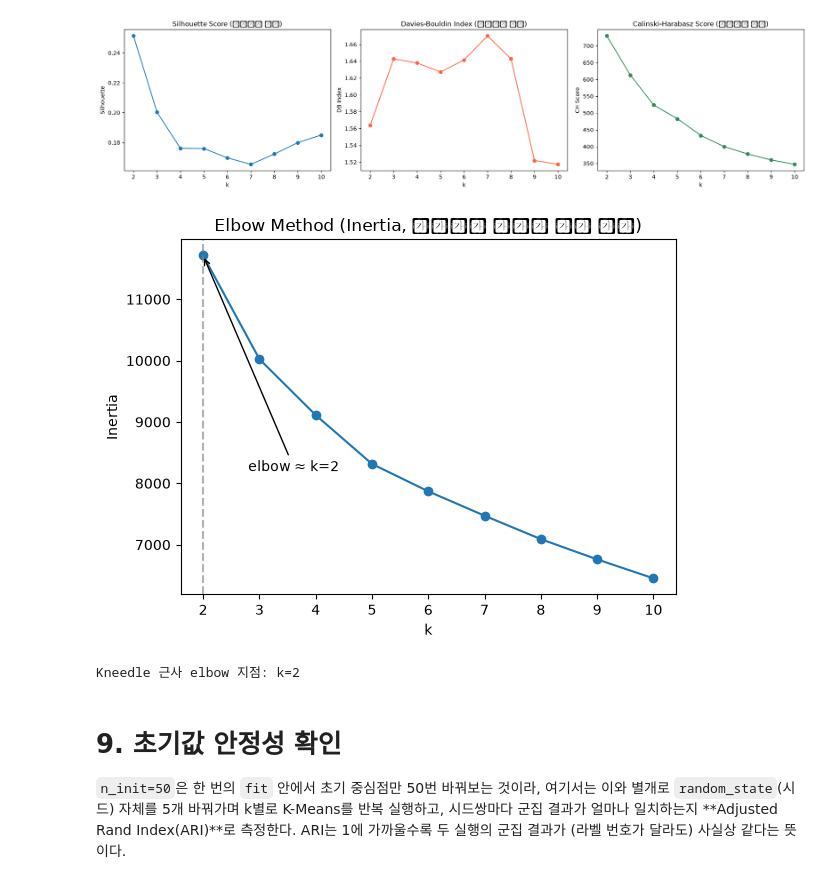
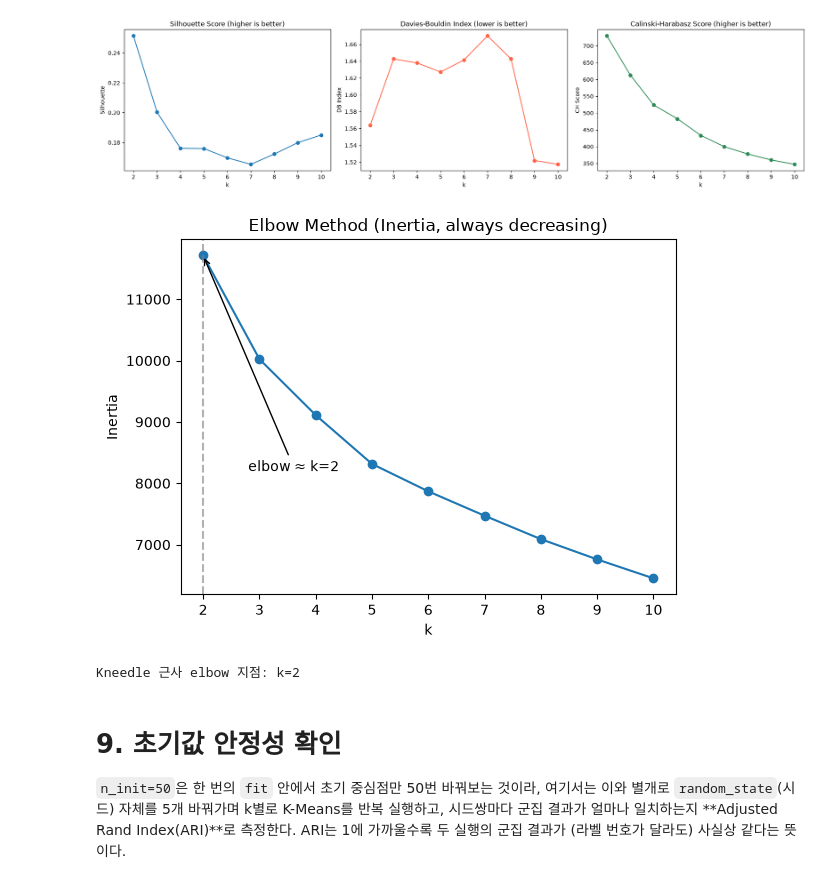
Before and after one commit to roh-git/mlapt_project, a Jupyter notebook: main_analysis.ipynb, the cells around one changed output. Saved outputs shown, nothing was run; the diff lists cells and outputs as text; code cells hidden in the pictures.

```diff
--- a/main_analysis.ipynb
+++ b/main_analysis.ipynb
@@ -648,26 +648,26 @@ plt.show()
 # %%
 # Elbow 기법: k에 따른 관성(Inertia, 군집 내 거리제곱합)의 감소 추이를 보고 꺾이는 지점(elbow)을 찾는다.
 # "kneedle" 방식으로 첫 점과 끝 점을 잇는 직선에서 가장 멀리 떨어진 점을 elbow로 근사한다.
 ks = eval_df.index.to_numpy(dtype=float)
 inertias = eval_df['Inertia'].to_numpy()
 
 x_norm = (ks - ks.min()) / (ks.max() - ks.min())
 y_norm = (inertias - inertias.min()) / (inertias.max() - inertias.min())
 distances = y_norm - (1 - x_norm)  # 대각선(우하향) 대비 얼마나 위에 있는지
 elbow_k = int(eval_df.index[np.argmax(distances)])
 
 fig, ax = plt.subplots(figsize=(6, 4.5))
 ax.plot(eval_df.index, inertias, marker='o')
 ax.axvline(elbow_k, linestyle='--', color='gray', alpha=0.6)
 ax.annotate(f'elbow ≈ k={elbow_k}', xy=(elbow_k, inertias[eval_df.index.get_loc(elbow_k)]),
             xytext=(elbow_k + 0.8, inertias[0] * 0.7), arrowprops=dict(arrowstyle='->'))
-ax.set(title='Elbow Method (Inertia, 낮을수록 좋으나 항상 감소)', xlabel='k', ylabel='Inertia')
+ax.set(title='Elbow Method (Inertia, always decreasing)', xlabel='k', ylabel='Inertia')
 plt.tight_layout()
 plt.show()
 
 print(f"Kneedle 근사 elbow 지점: k={elbow_k}")
 # %% [output]
-[figure, old version]
+[figure, new version]
 Kneedle 근사 elbow 지점: k=2
 # %% [markdown]
 # 9. 초기값 안정성 확인
```
Also changed, not shown: parts of 4 cells of this notebook.
